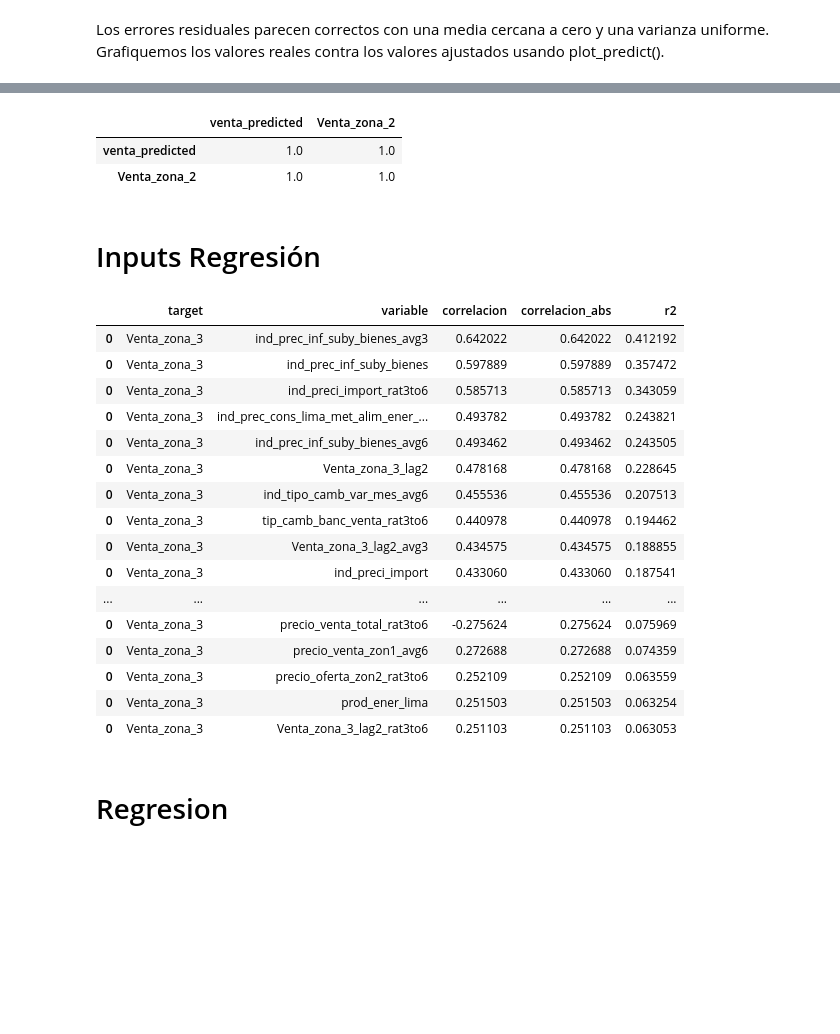
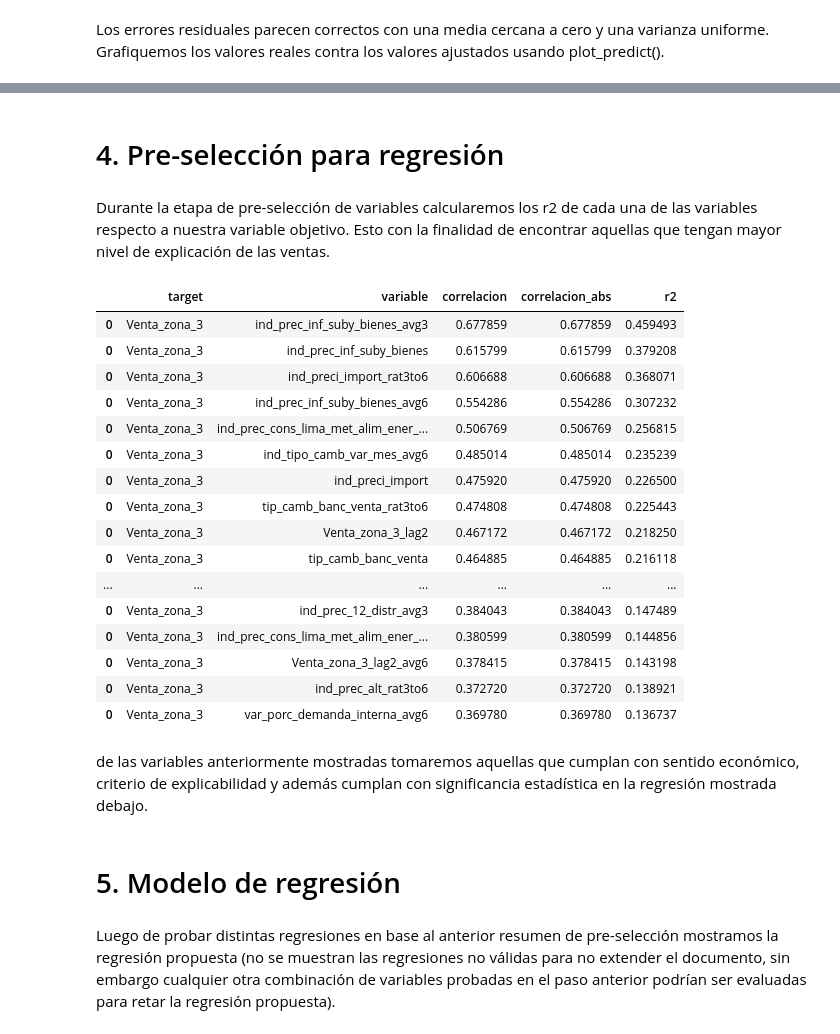
Before and after one commit to JCaballerot/Consultoria_ASEI, a Jupyter notebook: Model_development/Miraflores/modelDevelopment_zona3_M_rev.ipynb, the cells around one changed output, grey strips where cells are left out. Drawn from its saved outputs; the diff is of its cells as text; code cells hidden in the pictures; blank space fills up the shorter version.

```diff
--- a/Model_development/Miraflores/modelDevelopment_zona3_M_rev.ipynb
+++ b/Model_development/Miraflores/modelDevelopment_zona3_M_rev.ipynb
@@ -294,11 +429,7 @@ X_test[['venta_predicted', target]]
-# %%
-X_test[['venta_predicted', target]].corr()**2
-# %% [output]
-|  | venta_predicted | Venta_zona_2 |
-| venta_predicted | 1.0 | 1.0 |
-| Venta_zona_2 | 1.0 | 1.0 |
-# %% [markdown]
-# Inputs Regresión
+# %% [markdown]
+# 4. Pre-selección para regresión
+# %% [markdown]
+Durante la etapa de pre-selección de variables calcularemos los r2 de cada una de las variables respecto a nuestra variable objetivo. Esto con la finalidad de encontrar aquellas que tengan mayor nivel de explicación de las ventas.
 # %%
 correlations = pd.DataFrame()
 
@@ -313,25 +444,29 @@ correlations['r2'] = correlations.correlacion.apply(lambda x: x**2)
 
 correlations.sort_values(by = 'correlacion_abs', ascending = False, inplace = True)
 # %%
-correlations.head(50)
+correlations.head(30)
 # %% [output]
 |  | target | variable | correlacion | correlacion_abs | r2 |
-| 0 | Venta_zona_3 | ind_prec_inf_suby_bienes_avg3 | 0.642022 | 0.642022 | 0.412192 |
-| 0 | Venta_zona_3 | ind_prec_inf_suby_bienes | 0.597889 | 0.597889 | 0.357472 |
-| 0 | Venta_zona_3 | ind_preci_import_rat3to6 | 0.585713 | 0.585713 | 0.343059 |
-| 0 | Venta_zona_3 | ind_prec_cons_lima_met_alim_ener_... | 0.493782 | 0.493782 | 0.243821 |
-| 0 | Venta_zona_3 | ind_prec_inf_suby_bienes_avg6 | 0.493462 | 0.493462 | 0.243505 |
-| 0 | Venta_zona_3 | Venta_zona_3_lag2 | 0.478168 | 0.478168 | 0.228645 |
-| 0 | Venta_zona_3 | ind_tipo_camb_var_mes_avg6 | 0.455536 | 0.455536 | 0.207513 |
-| 0 | Venta_zona_3 | tip_camb_banc_venta_rat3to6 | 0.440978 | 0.440978 | 0.194462 |
-| 0 | Venta_zona_3 | Venta_zona_3_lag2_avg3 | 0.434575 | 0.434575 | 0.188855 |
-| 0 | Venta_zona_3 | ind_preci_import | 0.433060 | 0.433060 | 0.187541 |
+| 0 | Venta_zona_3 | ind_prec_inf_suby_bienes_avg3 | 0.677859 | 0.677859 | 0.459493 |
+| 0 | Venta_zona_3 | ind_prec_inf_suby_bienes | 0.615799 | 0.615799 | 0.379208 |
+| 0 | Venta_zona_3 | ind_preci_import_rat3to6 | 0.606688 | 0.606688 | 0.368071 |
+| 0 | Venta_zona_3 | ind_prec_inf_suby_bienes_avg6 | 0.554286 | 0.554286 | 0.307232 |
+| 0 | Venta_zona_3 | ind_prec_cons_lima_met_alim_ener_... | 0.506769 | 0.506769 | 0.256815 |
+| 0 | Venta_zona_3 | ind_tipo_camb_var_mes_avg6 | 0.485014 | 0.485014 | 0.235239 |
+| 0 | Venta_zona_3 | ind_preci_import | 0.475920 | 0.475920 | 0.226500 |
+| 0 | Venta_zona_3 | tip_camb_banc_venta_rat3to6 | 0.474808 | 0.474808 | 0.225443 |
+| 0 | Venta_zona_3 | Venta_zona_3_lag2 | 0.467172 | 0.467172 | 0.218250 |
+| 0 | Venta_zona_3 | tip_camb_banc_venta | 0.464885 | 0.464885 | 0.216118 |
 | ... | ... | ... | ... | ... | ... |
-| 0 | Venta_zona_3 | precio_venta_total_rat3to6 | -0.275624 | 0.275624 | 0.075969 |
-| 0 | Venta_zona_3 | precio_venta_zon1_avg6 | 0.272688 | 0.272688 | 0.074359 |
-| 0 | Venta_zona_3 | precio_oferta_zon2_rat3to6 | 0.252109 | 0.252109 | 0.063559 |
-| 0 | Venta_zona_3 | prod_ener_lima | 0.251503 | 0.251503 | 0.063254 |
-| 0 | Venta_zona_3 | Venta_zona_3_lag2_rat3to6 | 0.251103 | 0.251103 | 0.063053 |
+| 0 | Venta_zona_3 | ind_prec_12_distr_avg3 | 0.384043 | 0.384043 | 0.147489 |
+| 0 | Venta_zona_3 | ind_prec_cons_lima_met_alim_ener_... | 0.380599 | 0.380599 | 0.144856 |
+| 0 | Venta_zona_3 | Venta_zona_3_lag2_avg6 | 0.378415 | 0.378415 | 0.143198 |
+| 0 | Venta_zona_3 | ind_prec_alt_rat3to6 | 0.372720 | 0.372720 | 0.138921 |
+| 0 | Venta_zona_3 | var_porc_demanda_interna_avg6 | 0.369780 | 0.369780 | 0.136737 |
-# %% [markdown]
-# Regresion
+# %% [markdown]
+de las variables anteriormente mostradas tomaremos aquellas que cumplan con sentido económico, criterio de explicabilidad y además cumplan con significancia estadística en la regresión mostrada debajo.
+# %% [markdown]
+# 5. Modelo de regresión
+# %% [markdown]
+Luego de probar distintas regresiones en base al anterior resumen de pre-selección mostramos la regresión propuesta (no se muestran las regresiones no válidas para no extender el documento, sin embargo cualquier otra combinación de variables probadas en el paso anterior podrían ser evaluadas para retar la regresión propuesta).
 # %%
```
Also changed, not shown: parts of 123 cells of this notebook.
